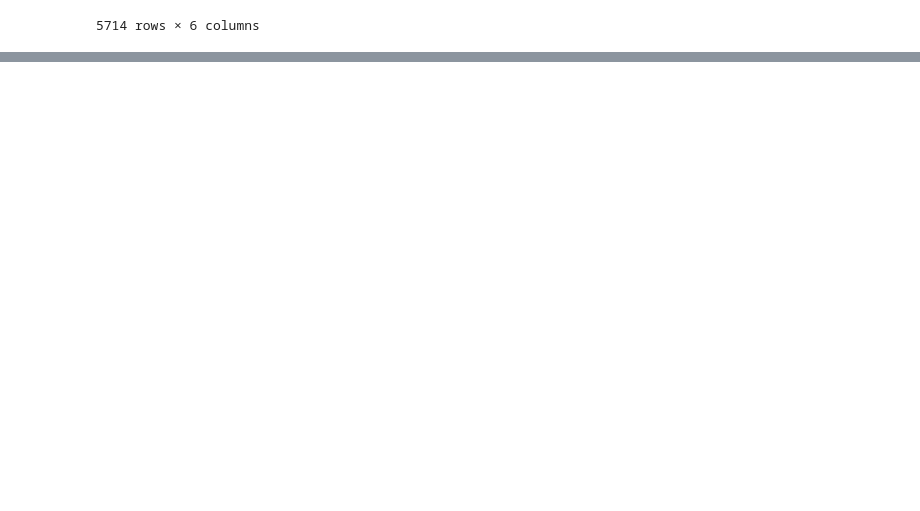
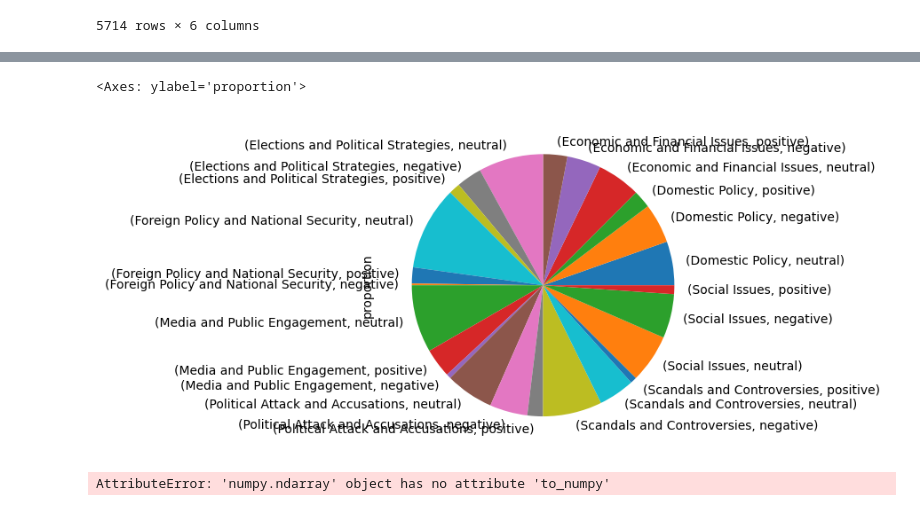
Before and after one commit to jikaelgagnon/comp370-final-project, a Jupyter notebook: scripts/testing.ipynb, the cells around one changed output, grey strips where cells are left out. Saved outputs shown, nothing was run; the diff lists cells and outputs as text; code cells hidden in the pictures; blank space fills up the shorter version.

Commit message:
Add pie charts

```diff
--- a/scripts/testing.ipynb
+++ b/scripts/testing.ipynb
@@ -436,0 +439,5 @@ pro-science & 0.003000 \\
+# %%
+renaming = {'topic pass 2': 'topic'}
+df = df.rename(columns=renaming)
+clean_df = df[['source', 'author', 'title', 'description', 'url', 'publishedAt', 'topic', 'negative/neutral/positive', 'align']]
+clean_df
@@ -436,0 +467,6 @@ pro-science & 0.003000 \\
+# %%
+pnn_df = df[['topic pass 2', 'negative/neutral/positive']]
+pnn_df.groupby(['topic pass 2']).value_counts(normalize=True).plot(kind='pie')
+# %% [output]
+<Axes: ylabel='proportion'>
+[figure, added]
@@ -436,0 +524,4 @@ pro-science & 0.003000 \\
+# %%
+create_sentiment_pie_charts(pnn_df)
+# %% [output]
+AttributeError: 'numpy.ndarray' object has no attribute 'to_numpy'
```
Also changed, not shown: parts of 13 cells of this notebook, 2 other files.
